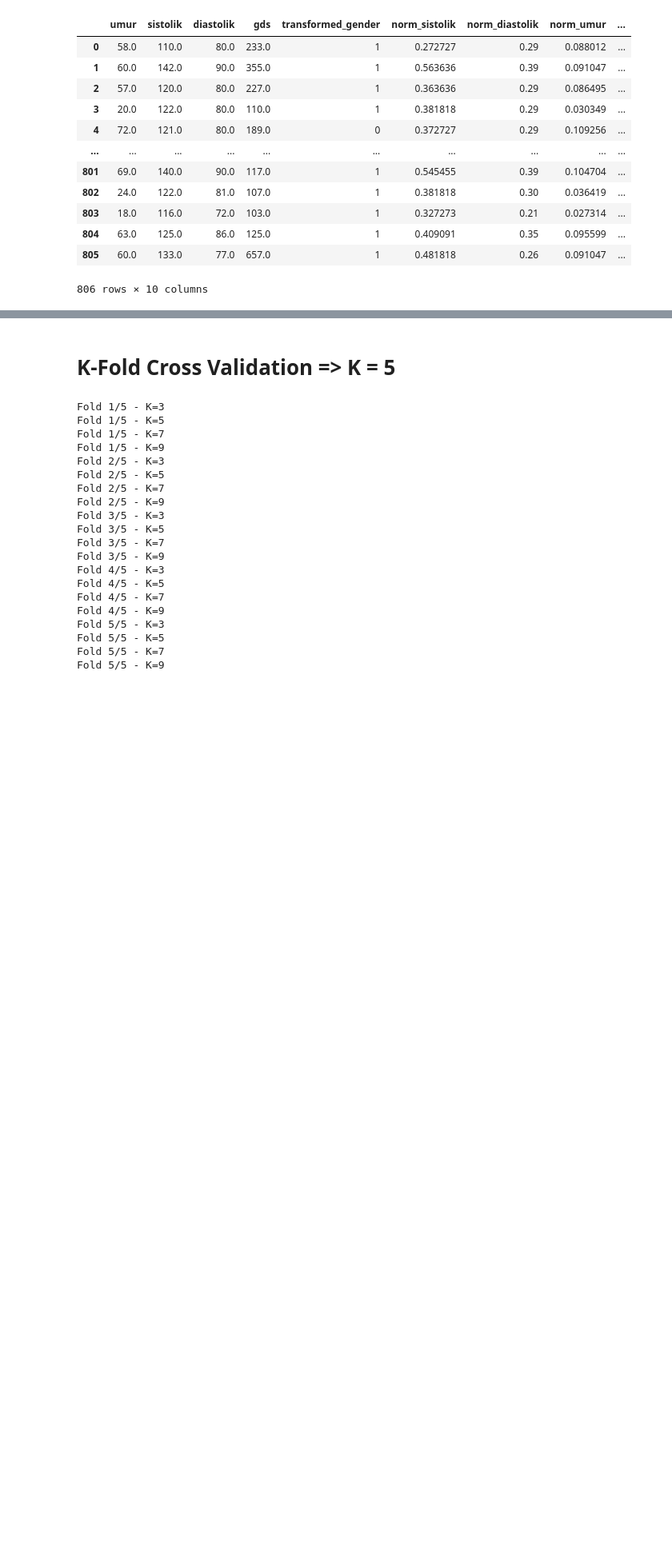
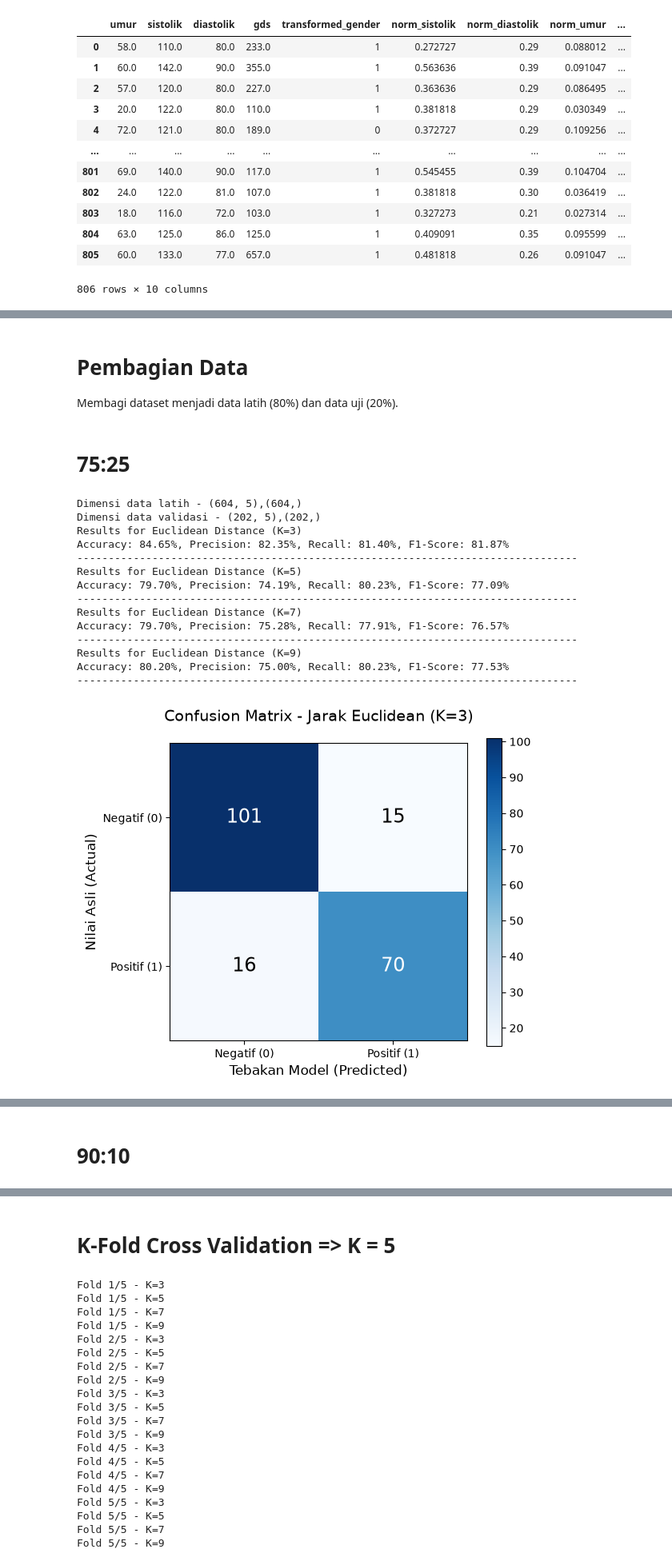
Before and after one commit to FajarRAP/januar-thesis-data-processing, a Jupyter notebook: app.ipynb, the cells around one changed output, grey strips where cells are left out. Shown at 80% size. Drawn from its saved outputs; the diff is of its cells as text; code cells hidden in the pictures; blank space fills up the shorter version.

Commit message:
feat (app): add DatasetEvaluator class to encapsulate dataset evaluation

```diff
--- a/app.ipynb
+++ b/app.ipynb
@@ -346,0 +288,40 @@ Accuracy: 81.48%, Precision: 75.32%, Recall: 84.06%, F1-Score: 79.45%
+# %%
+class DatasetEvaluator:
+    def __init__(self, df: pd.DataFrame, training_size: float):
+        self.df = df
+        self.training_size = int(df.shape[0] * training_size)
+
+    def split_datasets(self):
+        # Memisahkan fitur (X) dan target (y)
+        X = self.df[['norm_sistolik', 'norm_diastolik', 'norm_umur', 'norm_gds', 'transformed_gender']]
+        y = self.df['diagnosa']
+
+        # Membagi dataset menjadi data Latih (Train) dan data Uji (Test)
+        self.X_train = X.iloc[:self.training_size]
+        self.y_train = y.iloc[:self.training_size]
+        self.X_test = X.iloc[self.training_size:]
+        self.y_test = y.iloc[self.training_size:]
+
+        print("Dimensi data latih - {},{}".format(self.X_train.shape, self.y_train.shape))
+        print("Dimensi data validasi - {},{}".format(self.X_test.shape, self.y_test.shape))
+
+    def evaluate_knn(self):
+        # Iterate through different K values and distance metrics to evaluate performance
+        for k_count in np.array([3, 5, 7, 9]):
+            knn = KNN(k=k_count)
+            knn.fit(self.X_train, self.y_train)
+
+            predictions = knn.predict(self.X_test.values)
+            y_pred = predictions['Euclidean']
+
+            # for distance_type, y_pred in predictions.items(): -> uncomment this if want to use all distance types
+            evaluator = MetricsEvaluator(y_pred, self.y_test.values)
+            evaluator.plot_confusion_matrix(title=f"Confusion Matrix - Jarak Euclidean (K={k_count})")
+            accuracy = evaluator.accuracy()
+            precision = evaluator.precision()
+            recall = evaluator.recall()
+            f1_score = evaluator.f1_score()
+
+            print(f"Results for Euclidean Distance (K={k_count})")
+            print(f"Accuracy: {to_percent(accuracy)}, Precision: {to_percent(precision)}, Recall: {to_percent(recall)}, F1-Score: {to_percent(f1_score)}")
+            print("-" * 80)
@@ -346,0 +356,25 @@ Accuracy: 81.48%, Precision: 75.32%, Recall: 84.06%, F1-Score: 79.45%
+# %% [markdown]
+# Pembagian Data
+Membagi dataset menjadi data latih (80%) dan data uji (20%).
+# %% [markdown]
+# 75:25
+# %%
+datasetSeventyFive = DatasetEvaluator(readyDf, training_size=0.75)
+datasetSeventyFive.split_datasets()
+datasetSeventyFive.evaluate_knn()
+# %% [output]
+Dimensi data latih - (604, 5),(604,)
+Dimensi data validasi - (202, 5),(202,)
+Results for Euclidean Distance (K=3)
+Accuracy: 84.65%, Precision: 82.35%, Recall: 81.40%, F1-Score: 81.87%
+--------------------------------------------------------------------------------
+Results for Euclidean Distance (K=5)
+Accuracy: 79.70%, Precision: 74.19%, Recall: 80.23%, F1-Score: 77.09%
+--------------------------------------------------------------------------------
+Results for Euclidean Distance (K=7)
+Accuracy: 79.70%, Precision: 75.28%, Recall: 77.91%, F1-Score: 76.57%
+--------------------------------------------------------------------------------
+Results for Euclidean Distance (K=9)
+Accuracy: 80.20%, Precision: 75.00%, Recall: 80.23%, F1-Score: 77.53%
+--------------------------------------------------------------------------------
+[figure, added]
@@ -346,0 +384,2 @@ Accuracy: 81.48%, Precision: 75.32%, Recall: 84.06%, F1-Score: 79.45%
+# %% [markdown]
+# 90:10
```
Also changed, not shown: parts of 10 cells of this notebook.
